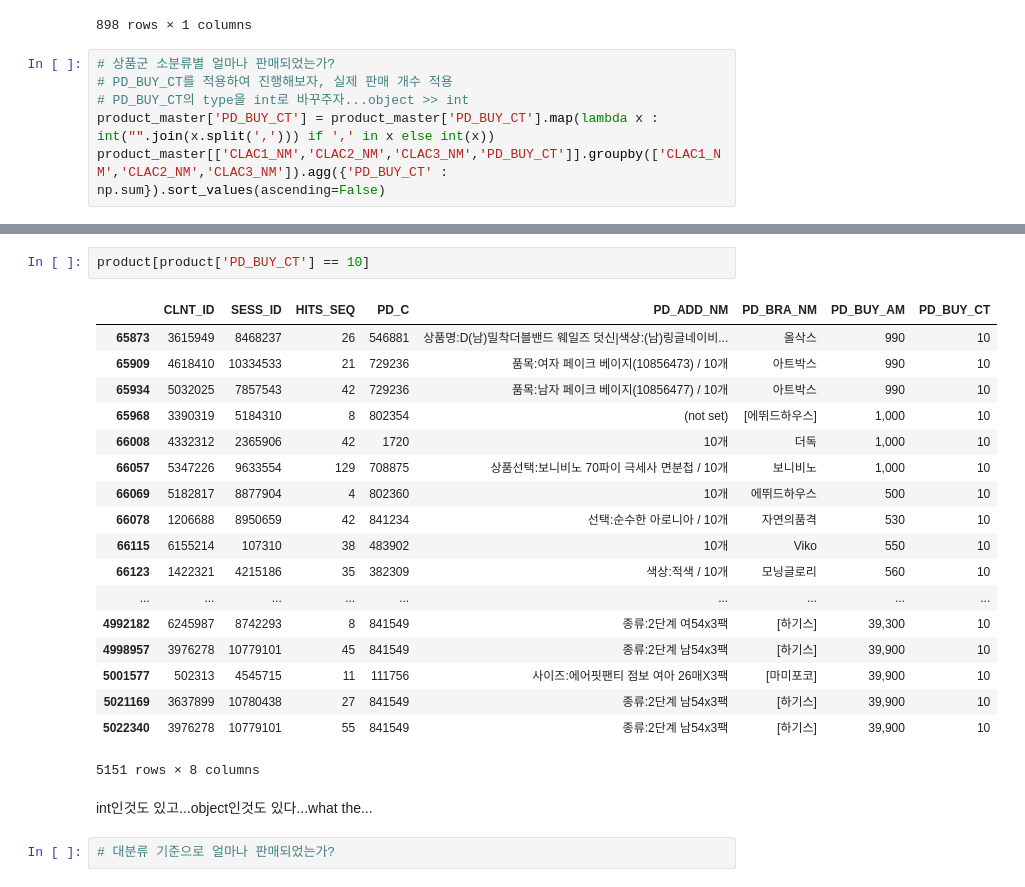
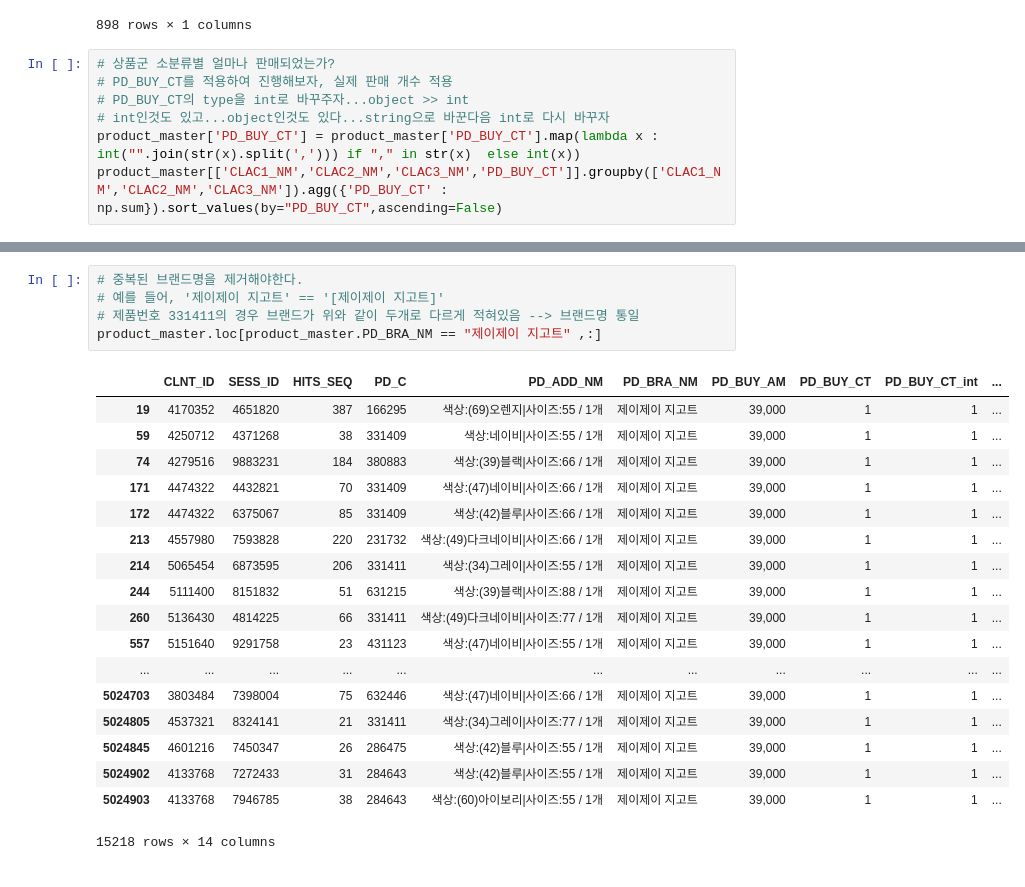
Before and after one commit to Junhojuno/L.Point-BigData-Competition, a Jupyter notebook: code/EDA/1.EDA_Product.ipynb, the cells around one changed output, grey strips where cells are left out. Cells and saved outputs as stored; diff of their text form.

```diff
--- a/code/EDA/1.EDA_Product.ipynb
+++ b/code/EDA/1.EDA_Product.ipynb
@@ -321,6 +333,7 @@ product_master[['CLAC1_NM','CLAC2_NM','CLAC3_NM','count']].groupby(['CLAC1_NM','
 # 상품군 소분류별 얼마나 판매되었는가?
 # PD_BUY_CT를 적용하여 진행해보자, 실제 판매 개수 적용
 # PD_BUY_CT의 type을 int로 바꾸주자...object >> int
-product_master['PD_BUY_CT'] = product_master['PD_BUY_CT'].map(lambda x : int("".join(x.split(','))) if ',' in x else int(x))
-product_master[['CLAC1_NM','CLAC2_NM','CLAC3_NM','PD_BUY_CT']].groupby(['CLAC1_NM','CLAC2_NM','CLAC3_NM']).agg({'PD_BUY_CT' : np.sum}).sort_values(ascending=False)
+# int인것도 있고...object인것도 있다...string으로 바꾼다음 int로 다시 바꾸자
+product_master['PD_BUY_CT'] = product_master['PD_BUY_CT'].map(lambda x : int("".join(str(x).split(','))) if "," in str(x)  else int(x))
+product_master[['CLAC1_NM','CLAC2_NM','CLAC3_NM','PD_BUY_CT']].groupby(['CLAC1_NM','CLAC2_NM','CLAC3_NM']).agg({'PD_BUY_CT' : np.sum}).sort_values(by="PD_BUY_CT",ascending=False)
 # %% [output]
@@ -348,25 +359,24 @@ Name: PD_BUY_CT, Length: 361, dtype: int64
-# %%
-product[product['PD_BUY_CT'] == 10]
-# %% [output]
-|  | CLNT_ID | SESS_ID | HITS_SEQ | PD_C | PD_ADD_NM | PD_BRA_NM | PD_BUY_AM | PD_BUY_CT |
-| 65873 | 3615949 | 8468237 | 26 | 546881 | 상품명:D(남)밀착더블밴드 웨일즈 덧신|색상:(남)링글네이비... | 올삭스 | 990 | 10 |
-| 65909 | 4618410 | 10334533 | 21 | 729236 | 품목:여자 페이크 베이지(10856473) / 10개 | 아트박스 | 990 | 10 |
-| 65934 | 5032025 | 7857543 | 42 | 729236 | 품목:남자 페이크 베이지(10856477) / 10개 | 아트박스 | 990 | 10 |
-| 65968 | 3390319 | 5184310 | 8 | 802354 | (not set) | [에뛰드하우스] | 1,000 | 10 |
-| 66008 | 4332312 | 2365906 | 42 | 1720 | 10개 | 더독 | 1,000 | 10 |
-| 66057 | 5347226 | 9633554 | 129 | 708875 | 상품선택:보니비노 70파이 극세사 면분첩 / 10개 | 보니비노 | 1,000 | 10 |
-| 66069 | 5182817 | 8877904 | 4 | 802360 | 10개 | 에뛰드하우스 | 500 | 10 |
-| 66078 | 1206688 | 8950659 | 42 | 841234 | 선택:순수한 아로니아 / 10개 | 자연의품격 | 530 | 10 |
-| 66115 | 6155214 | 107310 | 38 | 483902 | 10개 | Viko | 550 | 10 |
-| 66123 | 1422321 | 4215186 | 35 | 382309 | 색상:적색 / 10개 | 모닝글로리 | 560 | 10 |
-| ... | ... | ... | ... | ... | ... | ... | ... | ... |
-| 4992182 | 6245987 | 8742293 | 8 | 841549 | 종류:2단계 여54x3팩 | [하기스] | 39,300 | 10 |
-| 4998957 | 3976278 | 10779101 | 45 | 841549 | 종류:2단계 남54x3팩 | [하기스] | 39,900 | 10 |
-| 5001577 | 502313 | 4545715 | 11 | 111756 | 사이즈:에어핏팬티 점보 여아 26매X3팩 | [마미포코] | 39,900 | 10 |
-| 5021169 | 3637899 | 10780438 | 27 | 841549 | 종류:2단계 남54x3팩 | [하기스] | 39,900 | 10 |
-| 5022340 | 3976278 | 10779101 | 55 | 841549 | 종류:2단계 남54x3팩 | [하기스] | 39,900 | 10 |
-5151 rows × 8 columns
-# %% [markdown]
-int인것도 있고...object인것도 있다...what the...
-# %%
-# 대분류 기준으로 얼마나 판매되었는가?
+# %%
+# 중복된 브랜드명을 제거해야한다.
+# 예를 들어, '제이제이 지고트' == '[제이제이 지고트]'
+# 제품번호 331411의 경우 브랜드가 위와 같이 두개로 다르게 적혀있음 --> 브랜드명 통일
+product_master.loc[product_master.PD_BRA_NM == "제이제이 지고트" ,:]
+# %% [output]
+|  | CLNT_ID | SESS_ID | HITS_SEQ | PD_C | PD_ADD_NM | PD_BRA_NM | PD_BUY_AM | PD_BUY_CT | PD_BUY_CT_int | ... |
+| 19 | 4170352 | 4651820 | 387 | 166295 | 색상:(69)오렌지|사이즈:55 / 1개 | 제이제이 지고트 | 39,000 | 1 | 1 | ... |
+| 59 | 4250712 | 4371268 | 38 | 331409 | 색상:네이비|사이즈:55 / 1개 | 제이제이 지고트 | 39,000 | 1 | 1 | ... |
+| 74 | 4279516 | 9883231 | 184 | 380883 | 색상:(39)블랙|사이즈:66 / 1개 | 제이제이 지고트 | 39,000 | 1 | 1 | ... |
+| 171 | 4474322 | 4432821 | 70 | 331409 | 색상:(47)네이비|사이즈:66 / 1개 | 제이제이 지고트 | 39,000 | 1 | 1 | ... |
+| 172 | 4474322 | 6375067 | 85 | 331409 | 색상:(42)블루|사이즈:66 / 1개 | 제이제이 지고트 | 39,000 | 1 | 1 | ... |
+| 213 | 4557980 | 7593828 | 220 | 231732 | 색상:(49)다크네이비|사이즈:66 / 1개 | 제이제이 지고트 | 39,000 | 1 | 1 | ... |
+| 214 | 5065454 | 6873595 | 206 | 331411 | 색상:(34)그레이|사이즈:55 / 1개 | 제이제이 지고트 | 39,000 | 1 | 1 | ... |
+| 244 | 5111400 | 8151832 | 51 | 631215 | 색상:(39)블랙|사이즈:88 / 1개 | 제이제이 지고트 | 39,000 | 1 | 1 | ... |
+| 260 | 5136430 | 4814225 | 66 | 331411 | 색상:(49)다크네이비|사이즈:77 / 1개 | 제이제이 지고트 | 39,000 | 1 | 1 | ... |
+| 557 | 5151640 | 9291758 | 23 | 431123 | 색상:(47)네이비|사이즈:55 / 1개 | 제이제이 지고트 | 39,000 | 1 | 1 | ... |
+| ... | ... | ... | ... | ... | ... | ... | ... | ... | ... | ... |
+| 5024703 | 3803484 | 7398004 | 75 | 632446 | 색상:(47)네이비|사이즈:66 / 1개 | 제이제이 지고트 | 39,000 | 1 | 1 | ... |
+| 5024805 | 4537321 | 8324141 | 21 | 331411 | 색상:(34)그레이|사이즈:77 / 1개 | 제이제이 지고트 | 39,000 | 1 | 1 | ... |
+| 5024845 | 4601216 | 7450347 | 26 | 286475 | 색상:(42)블루|사이즈:55 / 1개 | 제이제이 지고트 | 39,000 | 1 | 1 | ... |
+| 5024902 | 4133768 | 7272433 | 31 | 284643 | 색상:(42)블루|사이즈:55 / 1개 | 제이제이 지고트 | 39,000 | 1 | 1 | ... |
+| 5024903 | 4133768 | 7946785 | 38 | 284643 | 색상:(60)아이보리|사이즈:55 / 1개 | 제이제이 지고트 | 39,000 | 1 | 1 | ... |
+15218 rows × 14 columns
```
Also changed, not shown: parts of 13 cells of this notebook.
